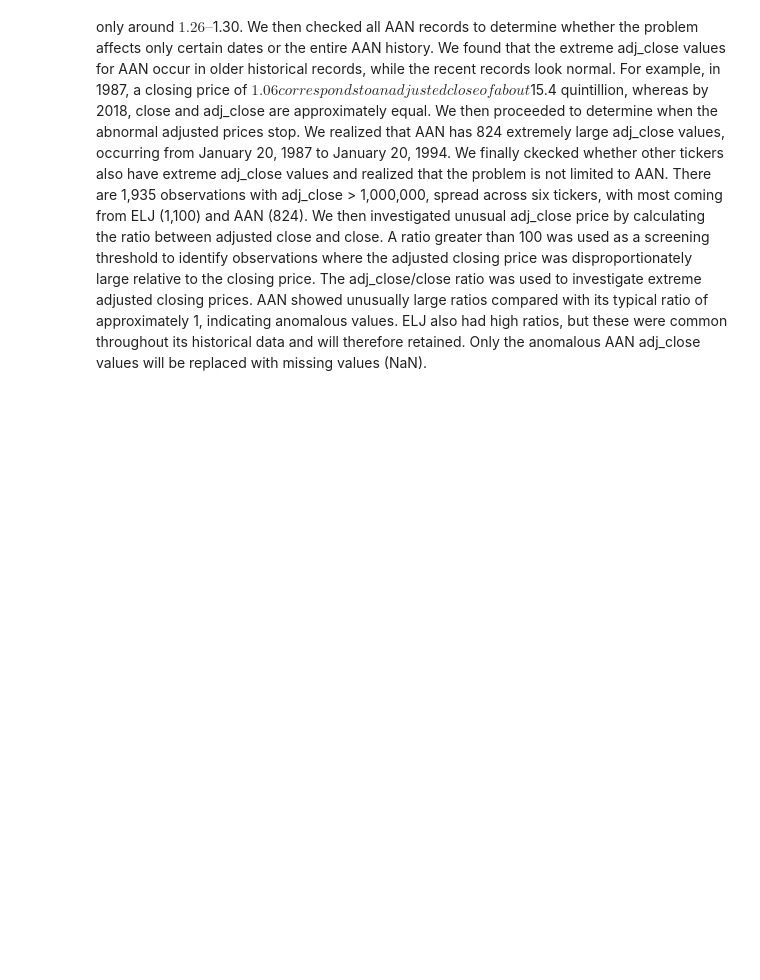
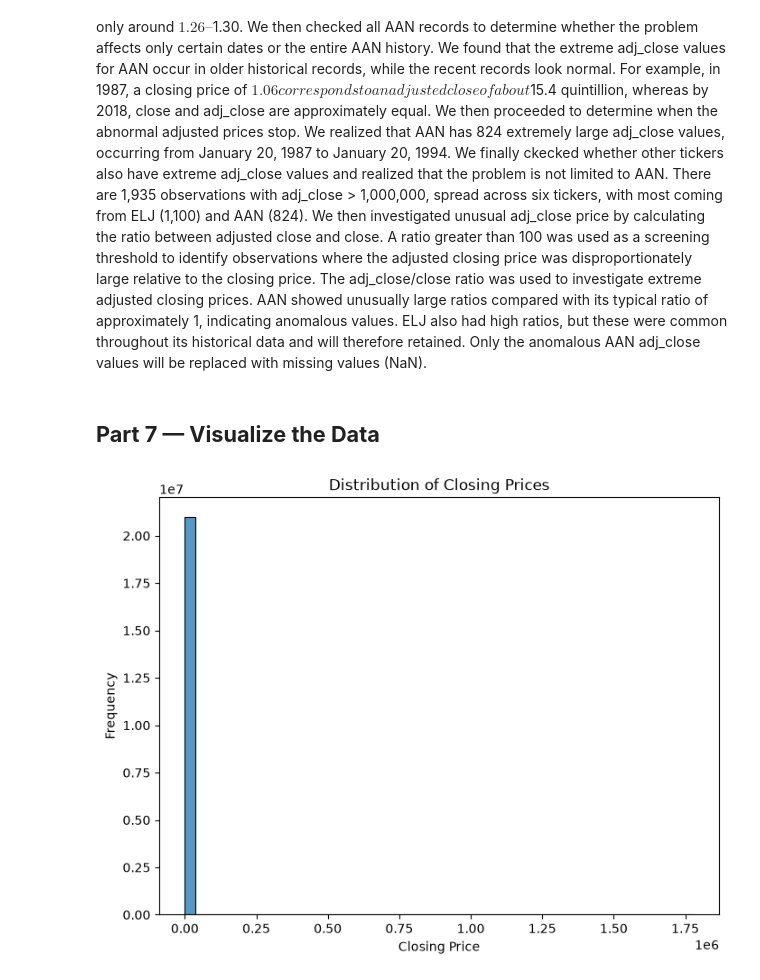
Before and after one commit to Yvesangwa/DAAI_projects, a Jupyter notebook: Project_1_EDA_Stock_Market_Data/EDA_Historical_Data_Stock_Market.ipynb, the cells around one changed output. Cells and saved outputs as stored; diff of their text form; code cells hidden in the pictures; blank space fills up the shorter version.

Commit message:
Visualizing numerical data

```diff
--- a/Project_1_EDA_Stock_Market_Data/EDA_Historical_Data_Stock_Market.ipynb
+++ b/Project_1_EDA_Stock_Market_Data/EDA_Historical_Data_Stock_Market.ipynb
@@ -598,0 +599,14 @@ The extreme adj_close values are concentrated in ticker AAN, while the actual cl
+# %% [markdown]
+## **Part 7 — Visualize the Data**
+# %%
+# Create a histogram of close
+
+plt.figure(figsize=(8,6))
+
+sns.histplot(stock_price_data["close"], bins=50)
+plt.title("Distribution of Closing Prices")
+plt.xlabel("Closing Price")
+plt.ylabel("Frequency")
+plt.show()
+# %% [output]
+[figure, added]
```
Also changed, not shown: parts of 6 cells of this notebook.
